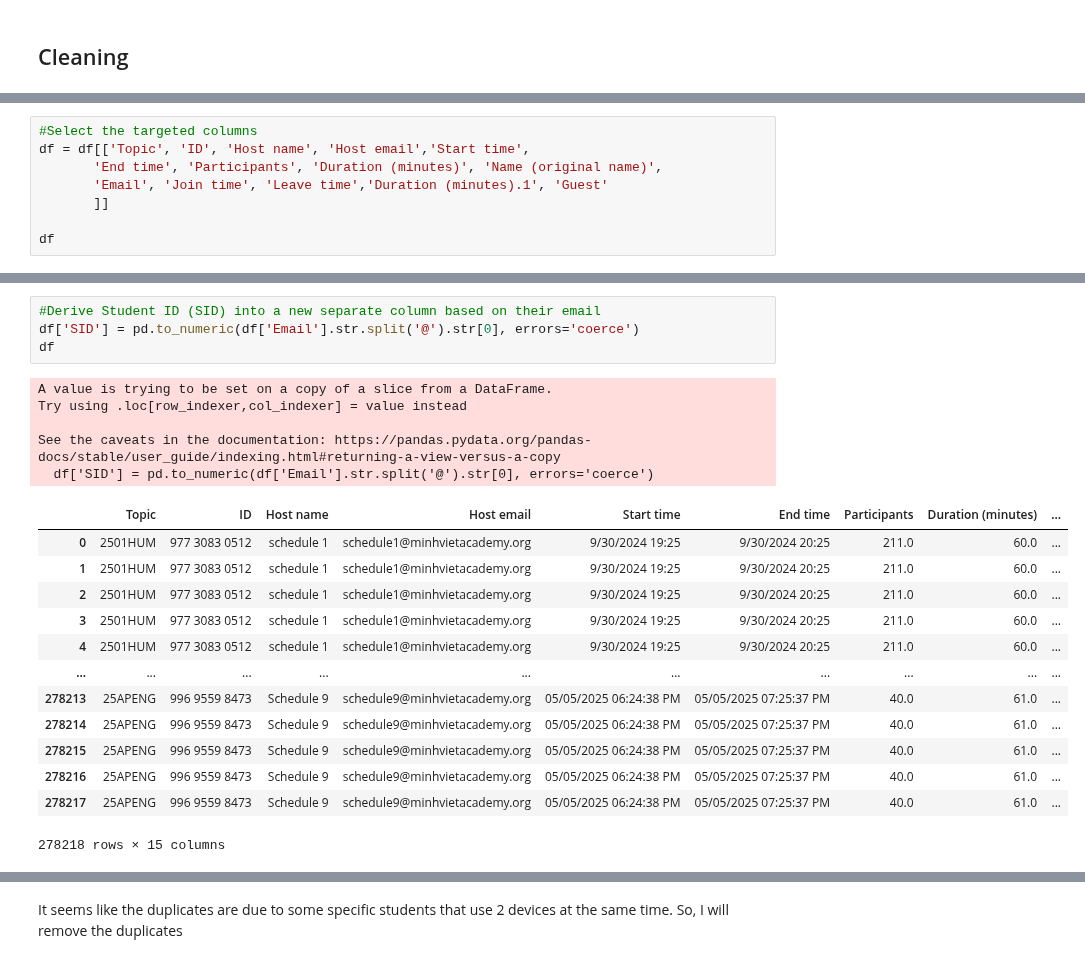
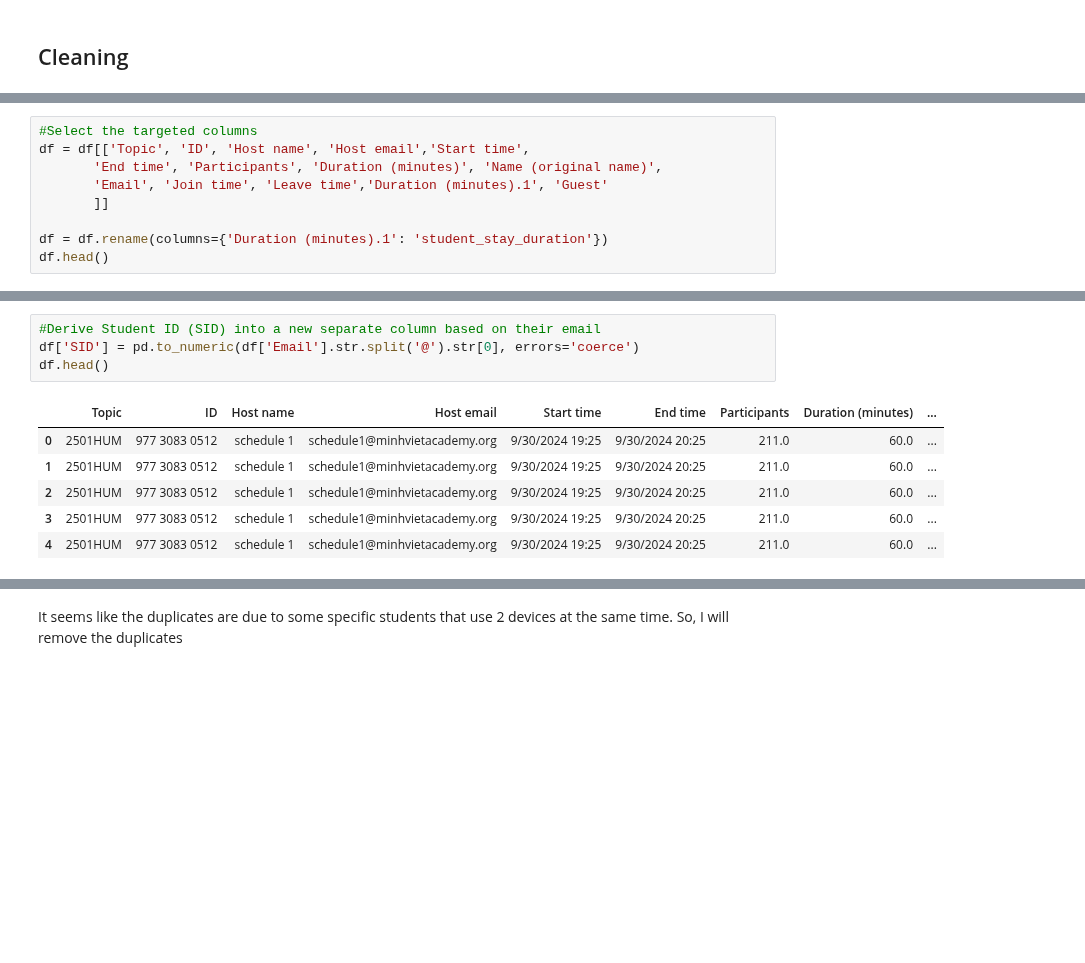
Before and after one commit to tthvan/Customer-Retention-Analysis, a Jupyter notebook: cleanin.ipynb, the cells around one changed output, grey strips where cells are left out. Drawn from its saved outputs; the diff is of its cells as text; blank space fills up the shorter version.

```diff
--- a/cleanin.ipynb
+++ b/cleanin.ipynb
@@ -51,7 +63,8 @@ df = df[['Topic', 'ID', 'Host name', 'Host email','Start time',
        'Email', 'Join time', 'Leave time','Duration (minutes).1', 'Guest'
        ]]
 
-df
+df = df.rename(columns={'Duration (minutes).1': 'student_stay_duration'})
+df.head()
 # %% [output]
 |  | Topic | ID | Host name | Host email | Start time | End time | Participants | Duration (minutes) | ... |
 | 0 | 2501HUM | 977 3083 0512 | schedule 1 | schedule1@minhvietacademy.org | 9/30/2024 19:25 | 9/30/2024 20:25 | 211.0 | 60.0 | ... |
@@ -69,26 +75,14 @@ df
 # %%
 #Derive Student ID (SID) into a new separate column based on their email
 df['SID'] = pd.to_numeric(df['Email'].str.split('@').str[0], errors='coerce')
-df
+df.head()
 # %% [output]
-A value is trying to be set on a copy of a slice from a DataFrame.
-Try using .loc[row_indexer,col_indexer] = value instead
-
-See the caveats in the documentation: https://pandas.pydata.org/pandas-docs/stable/user_guide/indexing.html#returning-a-view-versus-a-copy
-  df['SID'] = pd.to_numeric(df['Email'].str.split('@').str[0], errors='coerce')
 |  | Topic | ID | Host name | Host email | Start time | End time | Participants | Duration (minutes) | ... |
 | 0 | 2501HUM | 977 3083 0512 | schedule 1 | schedule1@minhvietacademy.org | 9/30/2024 19:25 | 9/30/2024 20:25 | 211.0 | 60.0 | ... |
 | 1 | 2501HUM | 977 3083 0512 | schedule 1 | schedule1@minhvietacademy.org | 9/30/2024 19:25 | 9/30/2024 20:25 | 211.0 | 60.0 | ... |
 | 2 | 2501HUM | 977 3083 0512 | schedule 1 | schedule1@minhvietacademy.org | 9/30/2024 19:25 | 9/30/2024 20:25 | 211.0 | 60.0 | ... |
 | 3 | 2501HUM | 977 3083 0512 | schedule 1 | schedule1@minhvietacademy.org | 9/30/2024 19:25 | 9/30/2024 20:25 | 211.0 | 60.0 | ... |
 | 4 | 2501HUM | 977 3083 0512 | schedule 1 | schedule1@minhvietacademy.org | 9/30/2024 19:25 | 9/30/2024 20:25 | 211.0 | 60.0 | ... |
-| ... | ... | ... | ... | ... | ... | ... | ... | ... | ... |
-| 278213 | 25APENG | 996 9559 8473 | Schedule 9 | schedule9@minhvietacademy.org | 05/05/2025 06:24:38 PM | 05/05/2025 07:25:37 PM | 40.0 | 61.0 | ... |
-| 278214 | 25APENG | 996 9559 8473 | Schedule 9 | schedule9@minhvietacademy.org | 05/05/2025 06:24:38 PM | 05/05/2025 07:25:37 PM | 40.0 | 61.0 | ... |
-| 278215 | 25APENG | 996 9559 8473 | Schedule 9 | schedule9@minhvietacademy.org | 05/05/2025 06:24:38 PM | 05/05/2025 07:25:37 PM | 40.0 | 61.0 | ... |
-| 278216 | 25APENG | 996 9559 8473 | Schedule 9 | schedule9@minhvietacademy.org | 05/05/2025 06:24:38 PM | 05/05/2025 07:25:37 PM | 40.0 | 61.0 | ... |
-| 278217 | 25APENG | 996 9559 8473 | Schedule 9 | schedule9@minhvietacademy.org | 05/05/2025 06:24:38 PM | 05/05/2025 07:25:37 PM | 40.0 | 61.0 | ... |
-278218 rows × 15 columns
 # %%
 #Change the SID column to integers
 df['SID'] = df['SID'].astype('Int64')
```
Also changed, not shown: parts of 7 cells of this notebook.
